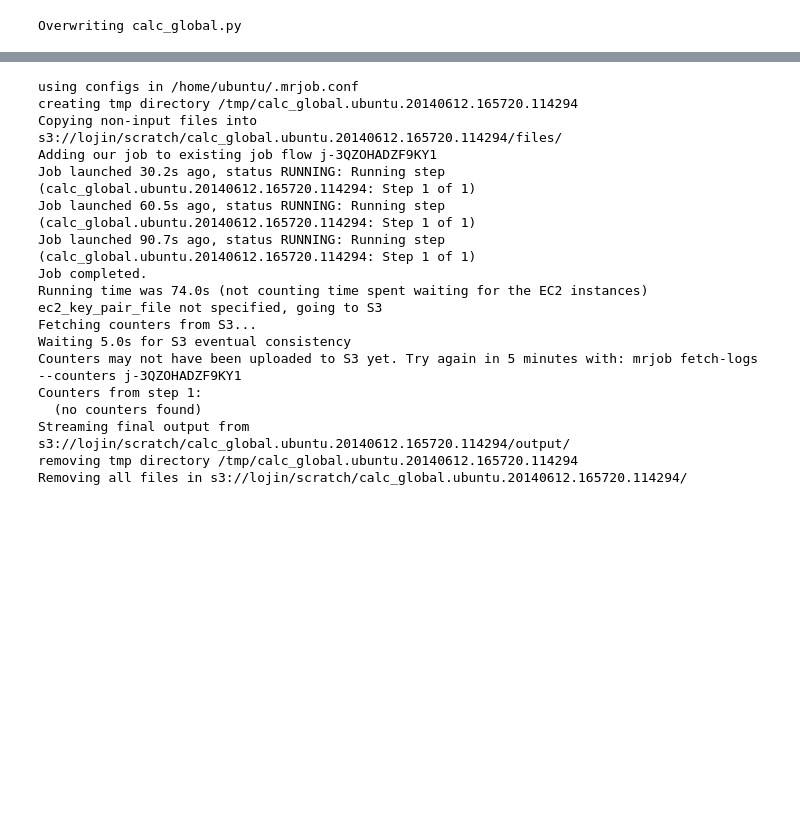
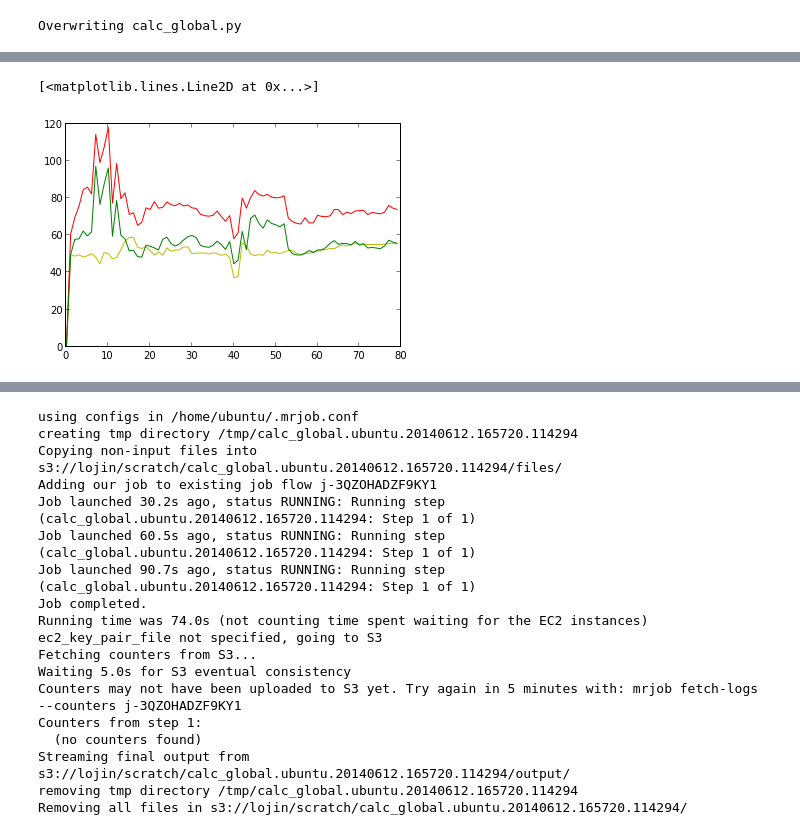
Before and after one commit to stream101/bigdata_final, a Jupyter notebook: 02_Global_Trend.ipynb, the cells around one changed output, grey strips where cells are left out. Drawn from its saved outputs; the diff is of its cells as text; code cells hidden in the pictures; blank space fills up the shorter version.

```diff
--- a/02_Global_Trend.ipynb
+++ b/02_Global_Trend.ipynb
@@ -155,0 +169,27 @@ Adding our job to existing job flow j-3QZOHADZF9KY1
+# %%
+data_in=open('global_info', 'r')
+
+max_per_year = [0]*(2008-1929+1)
+min_per_year = [0]*(2008-1929+1)
+mean_per_year = [0]*(2008-1929+1)
+visible_per_year = [0]*(2008-1929+1)
+
+for line in data_in.readlines():
+    words=line.split('\t')
+    words[1]=words[1].replace('[','')
+    words[1]=words[1].replace(']','')
+    wordss=words[1].split(',')
+    mean_per_year[int(words[0])-1929] = float(wordss[0])
+    max_per_year[int(words[0])-1929] = float(wordss[1])
+    min_per_year[int(words[0])-1929] = float(wordss[2])
+    visible_per_year[int(words[0])-1929] = float(wordss[3])
+
+data_in.close()
+
+plot(mean_per_year, 'y')
+plot(max_per_year, 'r')
+plot(min_per_year, 'g')
+#plot(visible_per_year, 'y')
+# %% [output]
+[<matplotlib.lines.Line2D at 0x...>]
+[figure, added]
```
Also changed, not shown: parts of 8 cells of this notebook, 3 other files.
